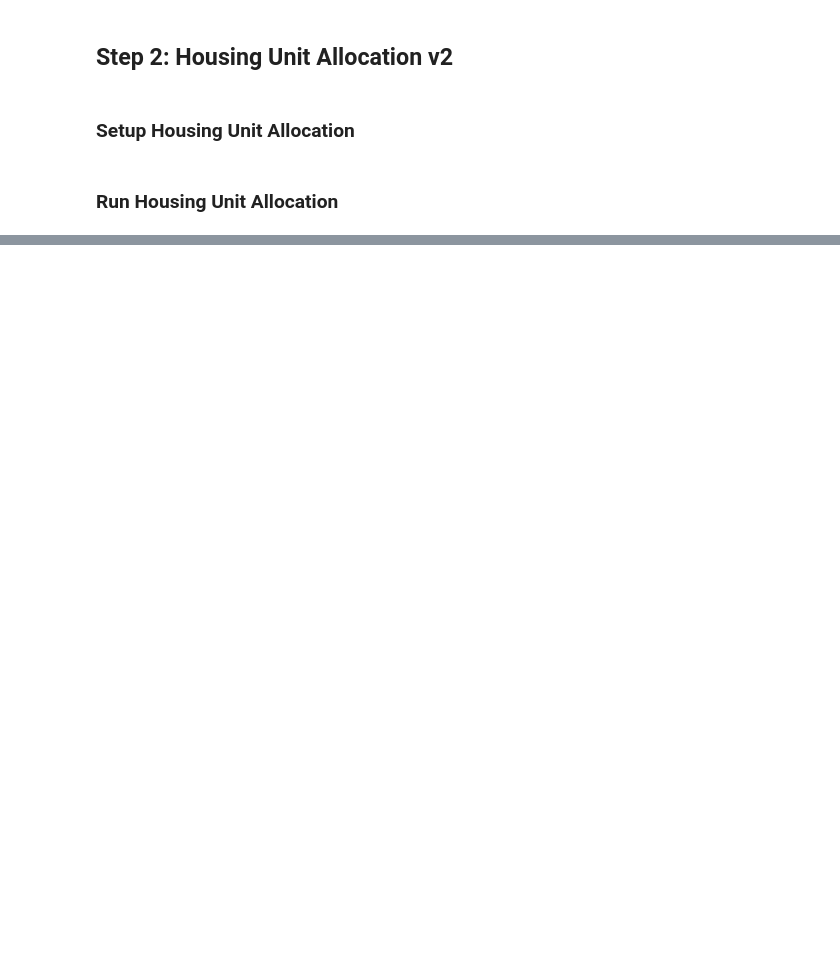
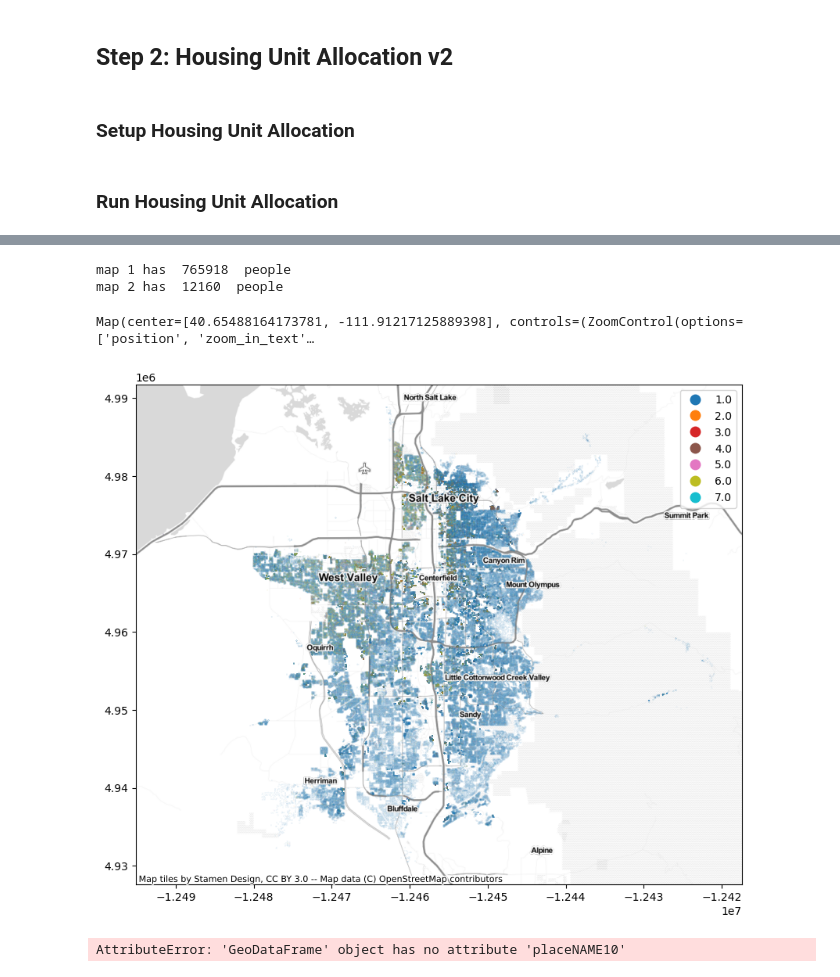
Before and after one commit to npr99/intersect-community-data, a Jupyter notebook: ncoda_07cv3_run_HUA_workflow.ipynb, the cells around one changed output, grey strips where cells are left out. Drawn from its saved outputs; the diff is of its cells as text; code cells hidden in the pictures; blank space fills up the shorter version.

```diff
--- a/ncoda_07cv3_run_HUA_workflow.ipynb
+++ b/ncoda_07cv3_run_HUA_workflow.ipynb
@@ -398,0 +939,42 @@ center_y = hua_gdf.bounds.miny.mean()
+# %%
+race1 = hua_hui_gdf.loc[(hua_hui_gdf.race == 1) &
+                    (hua_hui_gdf.hispan == 0) ].copy(deep=True)
+# print how many people are in the race1 dataframe
+print("map 1 has ",race1['numprec'].sum()," people")
+
+popdata1 = race1[['y','x','numprec']].values.tolist()
+race2 = hua_hui_gdf.loc[(hua_hui_gdf.race == 2) &
+                    (hua_hui_gdf.hispan == 0) ].copy(deep=True)
+# print how many people are in the race1 dataframe
+print("map 2 has ",race2['numprec'].sum()," people")
+popdata2 = race2[['y','x','numprec']].values.tolist()
+
+map = Map(center=[center_y,center_x], zoom=11)
+
+popmap1 = Heatmap(
+    locations = popdata1,
+    radius = 10,
+    max_val = 10000,
+    blur = 10,
+    gradient={0.2: 'yellow', 0.5: 'orange', 1.0: 'red'},
+    name = 'White, Not Hispanic'
+)
+
+popmap2 = Heatmap(
+    locations = popdata2,
+    radius = 10,
+    max_val = 10000,
+    blur = 10,
+    gradient={0.2: 'green', 0.5: 'blue', 1.0: 'purple'},
+    name = 'Black, Not Hispanic'
+)
+
+map.add_layer(popmap1)
+map.add_layer(popmap2)
+control = LayersControl(position='topright')
+map.add_control(control)
+map
+# %% [output]
+map 1 has  765918  people
+map 2 has  12160  people
+Map(center=[40.65488164173781, -111.91217125889398], controls=(ZoomControl(options=['position', 'zoom_in_text'…
@@ -398,0 +983,19 @@ center_y = hua_gdf.bounds.miny.mean()
+# %%
+popdata = hua_hui_gdf.loc[(hua_hui_gdf.race >= 1)].copy(deep=True)
+df_wm = popdata.to_crs(epsg=3857)
+ax = df_wm.plot(figsize=(10, 10), column='race',
+                      categorical=True, legend=True, markersize = 0.001)
+cx.add_basemap(ax, source=cx.providers.Stamen.TonerLite)
+cx.add_basemap(ax, source=cx.providers.Stamen.TonerLabels)
+# %% [output]
+[figure, added]
+# %%
+popdata = hua_hui_gdf.loc[(hua_hui_gdf.race >= 1) &
+                       (hua_hui_gdf.placeNAME10 == "Salt Lake City") ].copy(deep=True)
+df_wm = popdata.to_crs(epsg=3857)
+ax = df_wm.plot(figsize=(10, 10), column='race',
+                      categorical=True, legend=True, markersize = 0.01)
+cx.add_basemap(ax, source=cx.providers.Stamen.TonerLite)
+cx.add_basemap(ax, source=cx.providers.Stamen.TonerLabels)
+# %% [output]
+AttributeError: 'GeoDataFrame' object has no attribute 'placeNAME10'
```
Also changed, not shown: parts of 64 cells of this notebook, 3 other files.
